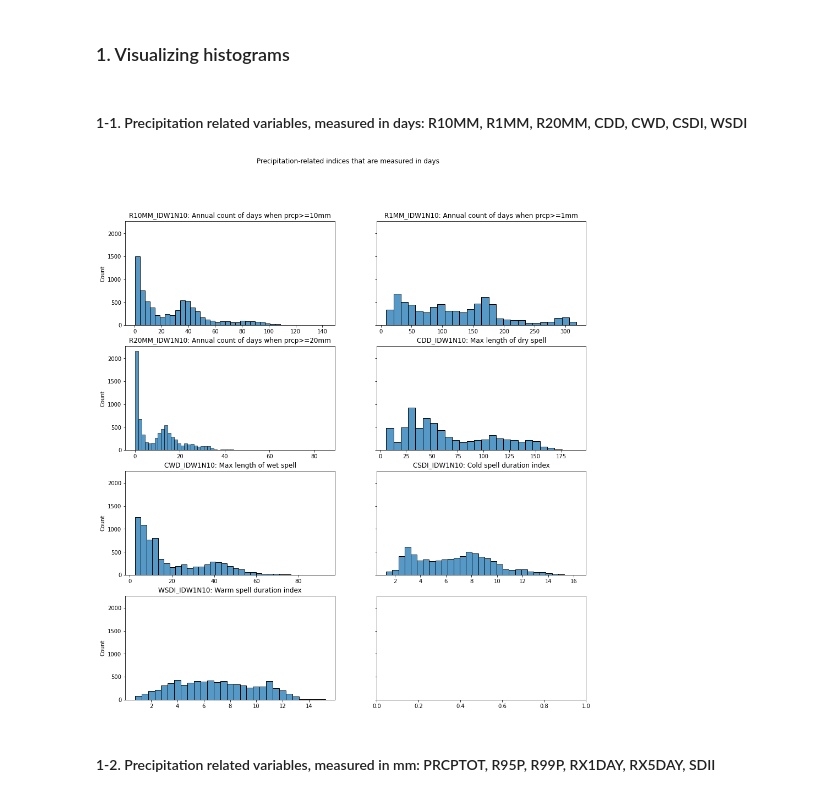
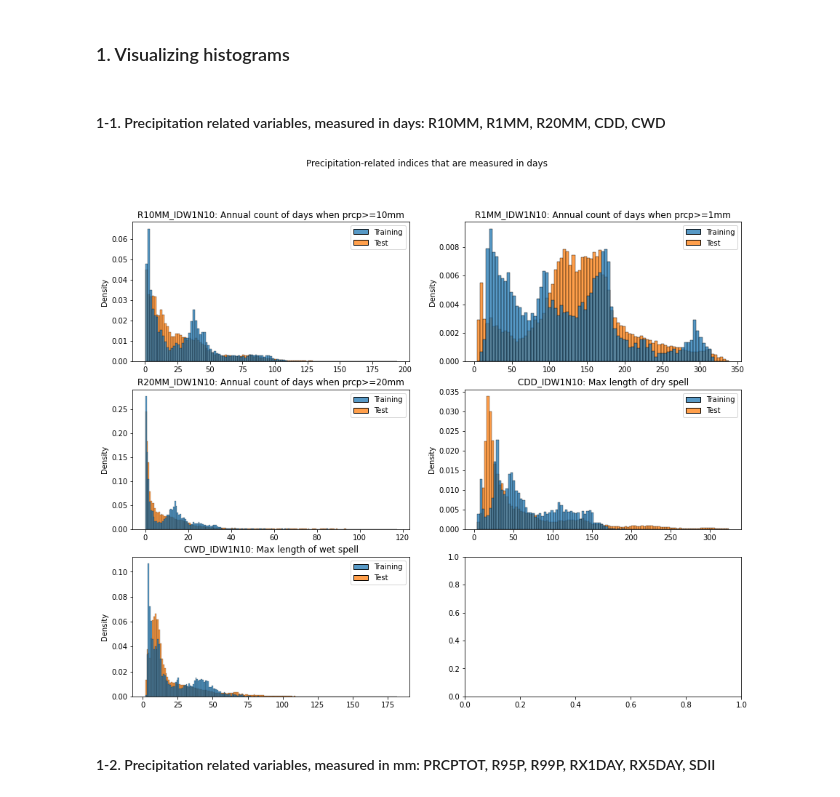
Before and after one commit to RyokoNod/sdm-asian-elephants, a Jupyter notebook: data_exploration/exploratory_analysis_etccdi.ipynb, the cells around one changed output. Drawn from its saved outputs; the diff is of its cells as text; code cells hidden in the pictures.

```diff
--- a/data_exploration/exploratory_analysis_etccdi.ipynb
+++ b/data_exploration/exploratory_analysis_etccdi.ipynb
@@ -249,11 +221,10 @@ for idx,ax in zip(precp_mm_group, axes.flat):
 # %% [markdown]
 #### 1-3. Temperature related variables, measured in days: FD, ID, SU, TR, GSL, CSDI, WSDI<a class="anchor" id="temp_days_group"></a>
 # %%
-fig, axes = plt.subplots(3, 2, figsize=(15, 12),sharey=False)
+fig, axes = plt.subplots(4, 2, figsize=(15, 15),sharey=False)
 fig.suptitle('Temperature-related indices that are measured in days')
 
 for idx,ax in zip(temp_days_group, axes.flat):
-    sns.histplot(ax=ax,data=present[idx],bins=100)
-    ax.set(xlabel=None)
+    sns.histplot(ax=ax,data={"Historical": present[idx], "Future": future[idx]}, bins=100)
     ax.set_title(idx+": "+var_dict[idx])
 # %% [output]
@@ -265,7 +236,6 @@ fig, axes = plt.subplots(2, 2, figsize=(15, 8),sharey=True)
 fig.suptitle('Temperature-related indices that are measured in percentages')
 
 for idx,ax in zip(temp_pct_group, axes.flat):
-    sns.histplot(ax=ax,data=present[idx])
-    ax.set(xlabel=None)
+    sns.histplot(ax=ax,data={"Historical": present[idx], "Future": future[idx]})
     ax.set_title(idx+": "+var_dict[idx])
 # %% [output]
@@ -277,7 +247,6 @@ fig, axes = plt.subplots(3, 2, figsize=(15, 12),sharey=False)
 fig.suptitle('Temperature-related indices that are measured in degrees')
 
 for idx,ax in zip(temp_deg_group, axes.flat):
-    sns.histplot(ax=ax,data=present[idx])
-    ax.set(xlabel=None)
+    sns.histplot(ax=ax,data={"Historical": present[idx], "Future": future[idx]})
     ax.set_title(idx+": "+var_dict[idx])
 # %% [output]
@@ -304,20 +283,20 @@ trainhex = pd.read_csv(elephasf/"Elephas_Maximus_PA_Natural_O20.txt", sep="\t")
 testhex = pd.read_csv(elephasf/"Elephas_Maximus_Predictions_GLM_Y1950_Y2000.txt", sep="\t")
 # %%
 traindata = present[present["HID"].isin(list(trainhex.HID))]
+testdata = future[future["HID"].isin(list(testhex.HID))]
 # %% [markdown]
 ### 1. Visualizing histograms <a class="anchor" id="modelarea-hist"></a>
 # %% [markdown]
-#### 1-1. Precipitation related variables, measured in days: R10MM, R1MM, R20MM, CDD, CWD, CSDI, WSDI <a class="anchor" id="traintest_precp_days_group"></a>
+#### 1-1. Precipitation related variables, measured in days: R10MM, R1MM, R20MM, CDD, CWD <a class="anchor" id="traintest_precp_days_group"></a>
 # %%
-fig, axes = plt.subplots(4, 2, figsize=(15, 16),sharey=True)
+fig, axes = plt.subplots(3, 2, figsize=(15, 12))
 fig.suptitle('Precipitation-related indices that are measured in days')
 
 for idx,ax in zip(precp_days_group, axes.flat):
-    sns.histplot(ax=ax,data=traindata[idx])
-    ax.set(xlabel=None)
+    sns.histplot(ax=ax,data={"Training": traindata[idx], "Test": testdata[idx]},stat="density",common_norm=False)
     ax.set_title(idx+": "+var_dict[idx])
 # %% [output]
-[figure, old version]
+[figure, new version]
 # %% [markdown]
 #### 1-2. Precipitation related variables, measured in mm: PRCPTOT, R95P, R99P, RX1DAY, RX5DAY, SDII <a class="anchor" id="traintest_precp_mm_group"></a>
 # %%
```
Also changed, not shown: parts of 22 cells of this notebook.
